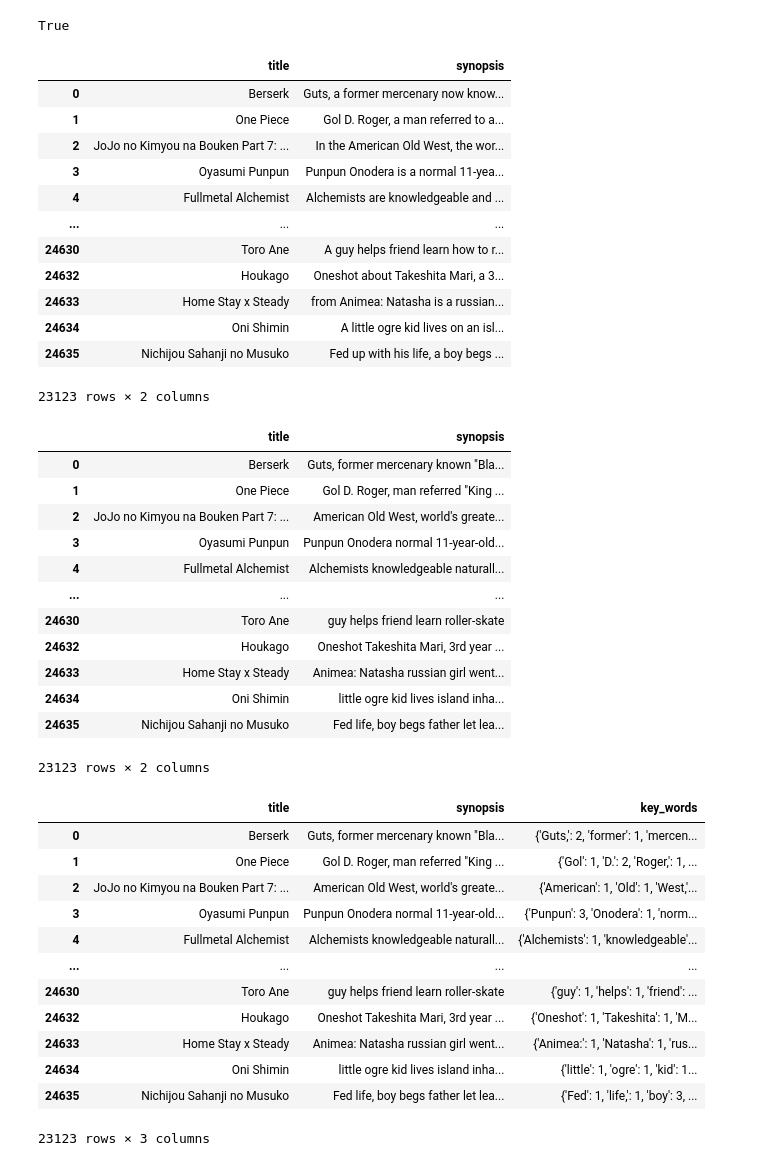
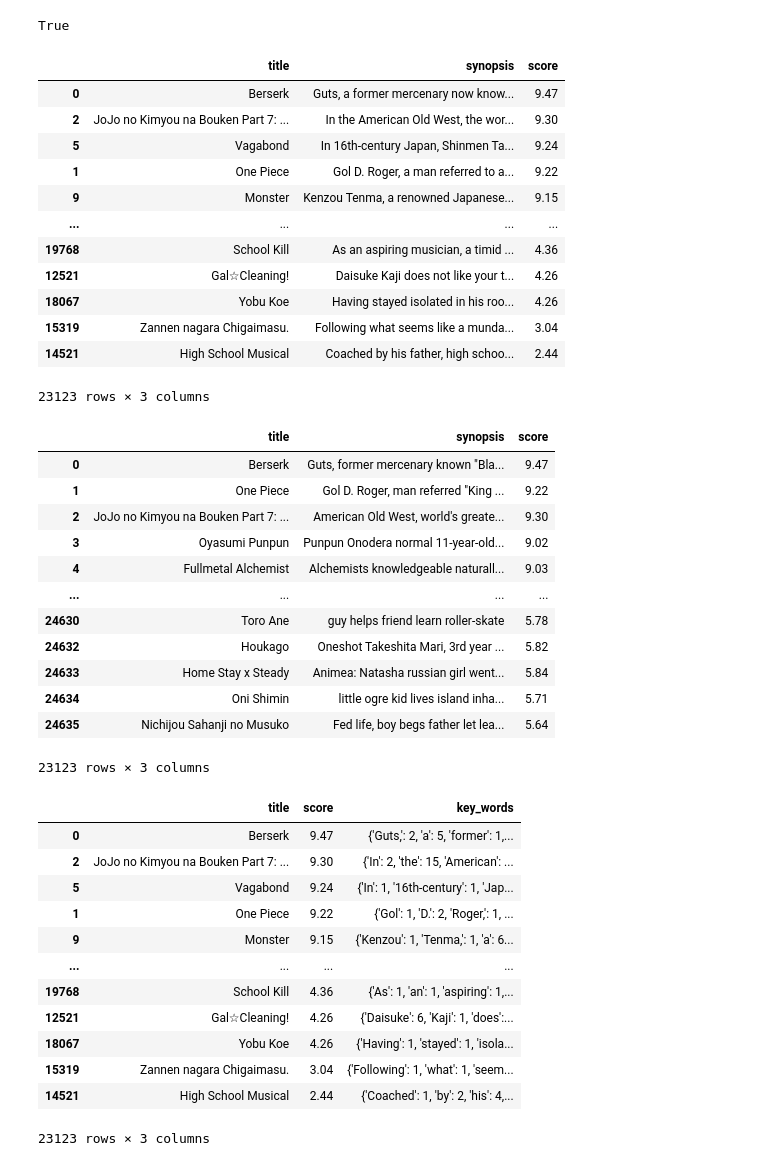
Before and after one commit to GlassesNoGlasses/PythonProjects, a Jupyter notebook: Weeb-Recommendations/manga_rec.ipynb, the cells around one changed output. Drawn from its saved outputs; the diff is of its cells as text; code cells hidden in the pictures.

```diff
--- a/Weeb-Recommendations/manga_rec.ipynb
+++ b/Weeb-Recommendations/manga_rec.ipynb
@@ -188,58 +265,60 @@ True
 # fetch stopwords
 stop_words = set(stopwords.words('english'))
 
-desc_data = data.loc[:, ['title', 'synopsis']]
+desc_data = data.loc[:, ['title', 'synopsis', 'score']]
 desc_data = desc_data.dropna()
+desc_data = desc_data.sort_values(by='score', ascending=False)
 desc_data
 # %% [output]
-|  | title | synopsis |
-| 0 | Berserk | Guts, a former mercenary now know... |
-| 1 | One Piece | Gol D. Roger, a man referred to a... |
-| 2 | JoJo no Kimyou na Bouken Part 7: ... | In the American Old West, the wor... |
-| 3 | Oyasumi Punpun | Punpun Onodera is a normal 11-yea... |
-| 4 | Fullmetal Alchemist | Alchemists are knowledgeable and ... |
-| ... | ... | ... |
-| 24630 | Toro Ane | A guy helps friend learn how to r... |
-| 24632 | Houkago | Oneshot about Takeshita Mari, a 3... |
-| 24633 | Home Stay x Steady | from Animea: Natasha is a russian... |
-| 24634 | Oni Shimin | A little ogre kid lives on an isl... |
-| 24635 | Nichijou Sahanji no Musuko | Fed up with his life, a boy begs ... |
+|  | title | synopsis | score |
+| 0 | Berserk | Guts, a former mercenary now know... | 9.47 |
+| 2 | JoJo no Kimyou na Bouken Part 7: ... | In the American Old West, the wor... | 9.30 |
+| 5 | Vagabond | In 16th-century Japan, Shinmen Ta... | 9.24 |
+| 1 | One Piece | Gol D. Roger, a man referred to a... | 9.22 |
+| 9 | Monster | Kenzou Tenma, a renowned Japanese... | 9.15 |
+| ... | ... | ... | ... |
+| 19768 | School Kill | As an aspiring musician, a timid ... | 4.36 |
+| 12521 | Gal☆Cleaning! | Daisuke Kaji does not like your t... | 4.26 |
+| 18067 | Yobu Koe | Having stayed isolated in his roo... | 4.26 |
+| 15319 | Zannen nagara Chigaimasu. | Following what seems like a munda... | 3.04 |
+| 14521 | High School Musical | Coached by his father, high schoo... | 2.44 |
-23123 rows × 2 columns
+23123 rows × 3 columns
 # %%
 # remove stopwords from manga synopsis
 desc_data['synopsis'] = desc_data['synopsis'].apply(lambda x: ' '.join([word for word in x.split() if word.lower() not in stop_words]))
 desc_data
 # %% [output]
-|  | title | synopsis |
-| 0 | Berserk | Guts, former mercenary known "Bla... |
-| 1 | One Piece | Gol D. Roger, man referred "King ... |
-| 2 | JoJo no Kimyou na Bouken Part 7: ... | American Old West, world's greate... |
-| 3 | Oyasumi Punpun | Punpun Onodera normal 11-year-old... |
-| 4 | Fullmetal Alchemist | Alchemists knowledgeable naturall... |
-| ... | ... | ... |
-| 24630 | Toro Ane | guy helps friend learn roller-skate |
-| 24632 | Houkago | Oneshot Takeshita Mari, 3rd year ... |
-| 24633 | Home Stay x Steady | Animea: Natasha russian girl went... |
-| 24634 | Oni Shimin | little ogre kid lives island inha... |
-| 24635 | Nichijou Sahanji no Musuko | Fed life, boy begs father let lea... |
+|  | title | synopsis | score |
+| 0 | Berserk | Guts, former mercenary known "Bla... | 9.47 |
+| 1 | One Piece | Gol D. Roger, man referred "King ... | 9.22 |
+| 2 | JoJo no Kimyou na Bouken Part 7: ... | American Old West, world's greate... | 9.30 |
+| 3 | Oyasumi Punpun | Punpun Onodera normal 11-year-old... | 9.02 |
+| 4 | Fullmetal Alchemist | Alchemists knowledgeable naturall... | 9.03 |
+| ... | ... | ... | ... |
+| 24630 | Toro Ane | guy helps friend learn roller-skate | 5.78 |
+| 24632 | Houkago | Oneshot Takeshita Mari, 3rd year ... | 5.82 |
+| 24633 | Home Stay x Steady | Animea: Natasha russian girl went... | 5.84 |
+| 24634 | Oni Shimin | little ogre kid lives island inha... | 5.71 |
+| 24635 | Nichijou Sahanji no Musuko | Fed life, boy begs father let lea... | 5.64 |
-23123 rows × 2 columns
+23123 rows × 3 columns
 # %%
 # tokenize synopsis
 from collections import Counter
 
 desc_data['key_words'] = desc_data.loc[:, 'synopsis'].apply(lambda x: Counter(x.split()))
+desc_data = desc_data.drop(columns=['synopsis'])
 desc_data
 # %% [output]
-|  | title | synopsis | key_words |
-| 0 | Berserk | Guts, former mercenary known "Bla... | {'Guts,': 2, 'former': 1, 'mercen... |
-| 1 | One Piece | Gol D. Roger, man referred "King ... | {'Gol': 1, 'D.': 2, 'Roger,': 1, ... |
-| 2 | JoJo no Kimyou na Bouken Part 7: ... | American Old West, world's greate... | {'American': 1, 'Old': 1, 'West,'... |
-| 3 | Oyasumi Punpun | Punpun Onodera normal 11-year-old... | {'Punpun': 3, 'Onodera': 1, 'norm... |
-| 4 | Fullmetal Alchemist | Alchemists knowledgeable naturall... | {'Alchemists': 1, 'knowledgeable'... |
+|  | title | score | key_words |
+| 0 | Berserk | 9.47 | {'Guts,': 2, 'a': 5, 'former': 1,... |
+| 2 | JoJo no Kimyou na Bouken Part 7: ... | 9.30 | {'In': 2, 'the': 15, 'American': ... |
+| 5 | Vagabond | 9.24 | {'In': 1, '16th-century': 1, 'Jap... |
+| 1 | One Piece | 9.22 | {'Gol': 1, 'D.': 2, 'Roger,': 1, ... |
+| 9 | Monster | 9.15 | {'Kenzou': 1, 'Tenma,': 1, 'a': 6... |
 | ... | ... | ... | ... |
-| 24630 | Toro Ane | guy helps friend learn roller-skate | {'guy': 1, 'helps': 1, 'friend': ... |
-| 24632 | Houkago | Oneshot Takeshita Mari, 3rd year ... | {'Oneshot': 1, 'Takeshita': 1, 'M... |
-| 24633 | Home Stay x Steady | Animea: Natasha russian girl went... | {'Animea:': 1, 'Natasha': 1, 'rus... |
-| 24634 | Oni Shimin | little ogre kid lives island inha... | {'little': 1, 'ogre': 1, 'kid': 1... |
-| 24635 | Nichijou Sahanji no Musuko | Fed life, boy begs father let lea... | {'Fed': 1, 'life,': 1, 'boy': 3, ... |
+| 19768 | School Kill | 4.36 | {'As': 1, 'an': 1, 'aspiring': 1,... |
+| 12521 | Gal☆Cleaning! | 4.26 | {'Daisuke': 6, 'Kaji': 1, 'does':... |
+| 18067 | Yobu Koe | 4.26 | {'Having': 1, 'stayed': 1, 'isola... |
+| 15319 | Zannen nagara Chigaimasu. | 3.04 | {'Following': 1, 'what': 1, 'seem... |
+| 14521 | High School Musical | 2.44 | {'Coached': 1, 'by': 2, 'his': 4,... |
 23123 rows × 3 columns
```
Also changed, not shown: parts of 8 cells of this notebook.
